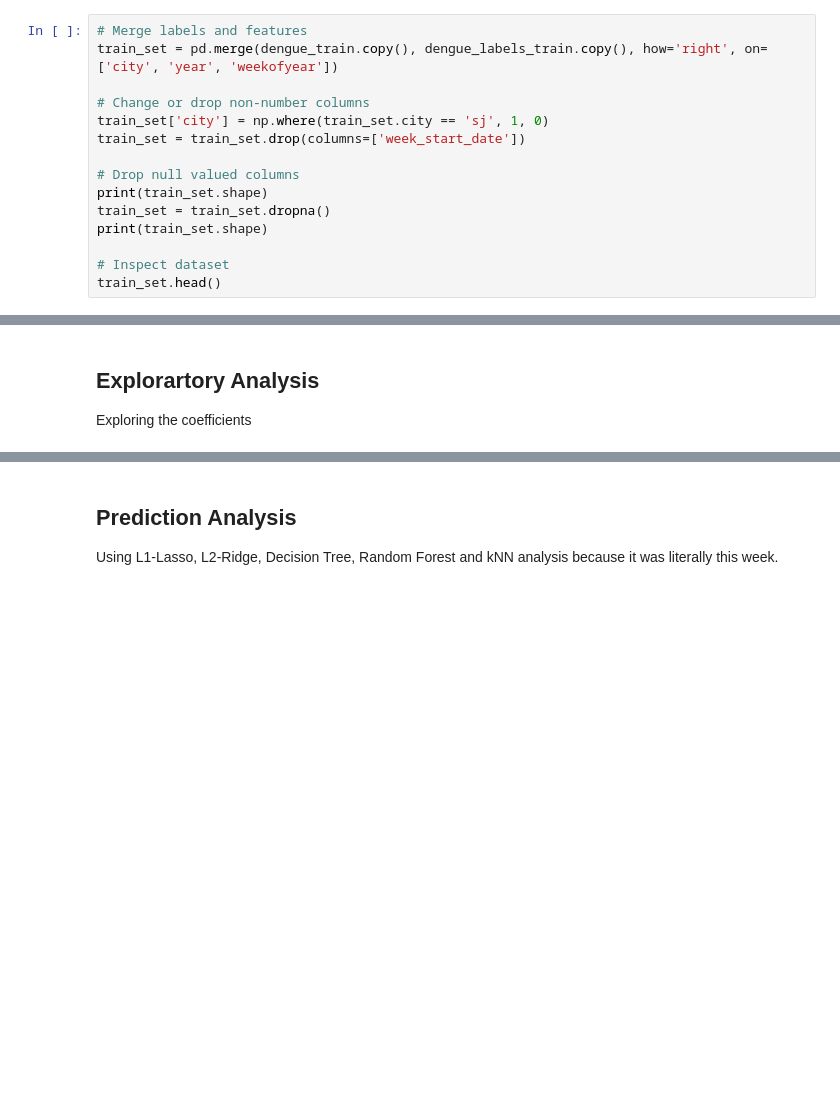
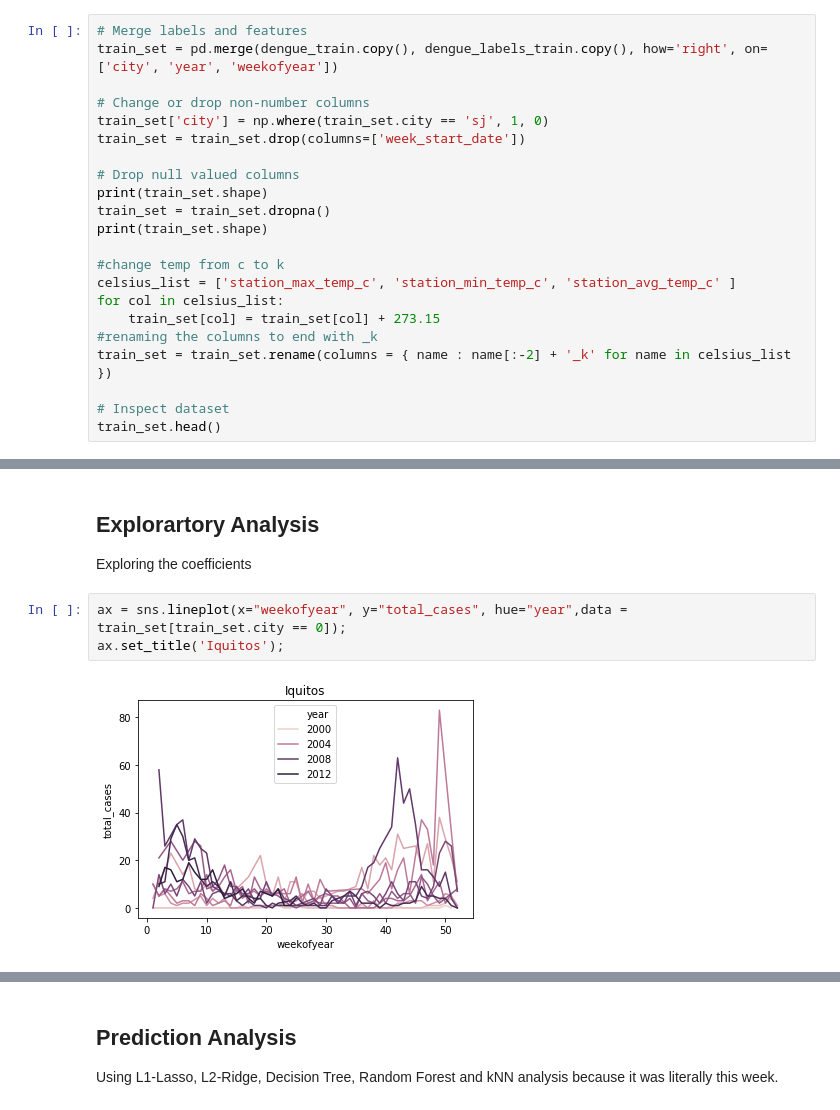
Before and after one commit to GaeaStorm/DengAI-Challenge, a Jupyter notebook: explore.ipynb, the cells around one changed output, grey strips where cells are left out. Cells and saved outputs as stored; diff of their text form; blank space fills up the shorter version.

```diff
--- a/explore.ipynb
+++ b/explore.ipynb
@@ -68,6 +69,13 @@ print(train_set.shape)
 train_set = train_set.dropna()
 print(train_set.shape)
 
+#change temp from c to k
+celsius_list = ['station_max_temp_c', 'station_min_temp_c', 'station_avg_temp_c' ]
+for col in celsius_list:
+    train_set[col] = train_set[col] + 273.15
+#renaming the columns to end with _k
+train_set = train_set.rename(columns = { name : name[:-2] + '_k' for name in celsius_list })
+
 # Inspect dataset
 train_set.head()
 # %% [output]
@@ -86,3 +94,8 @@ Xtrain, Xtest, ytrain, ytest = train_test_split(train_set.drop(columns=['total_c
 # %% [markdown]
 ## Explorartory Analysis
 Exploring the coefficients
+# %%
+ax = sns.lineplot(x="weekofyear", y="total_cases", hue="year",data = train_set[train_set.city == 0]);
+ax.set_title('Iquitos');
+# %% [output]
+[figure, added]
```
Also changed, not shown: parts of 4 cells of this notebook.
